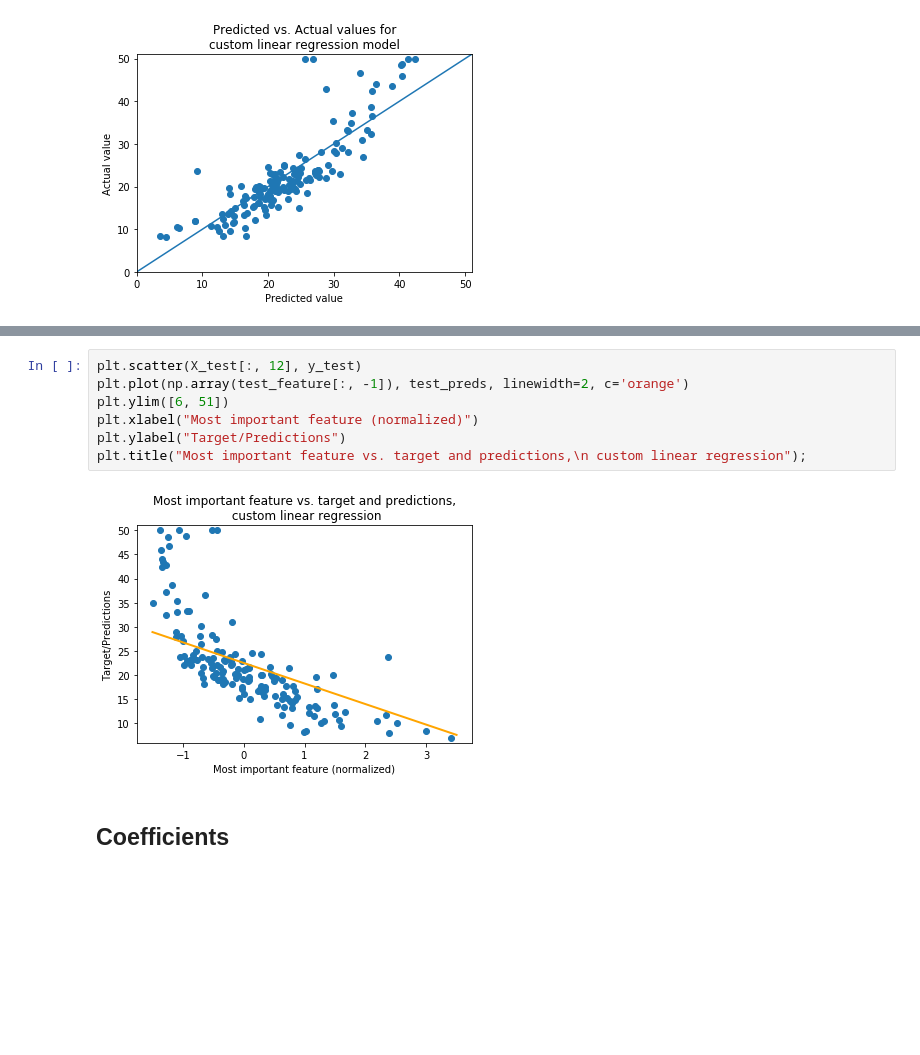
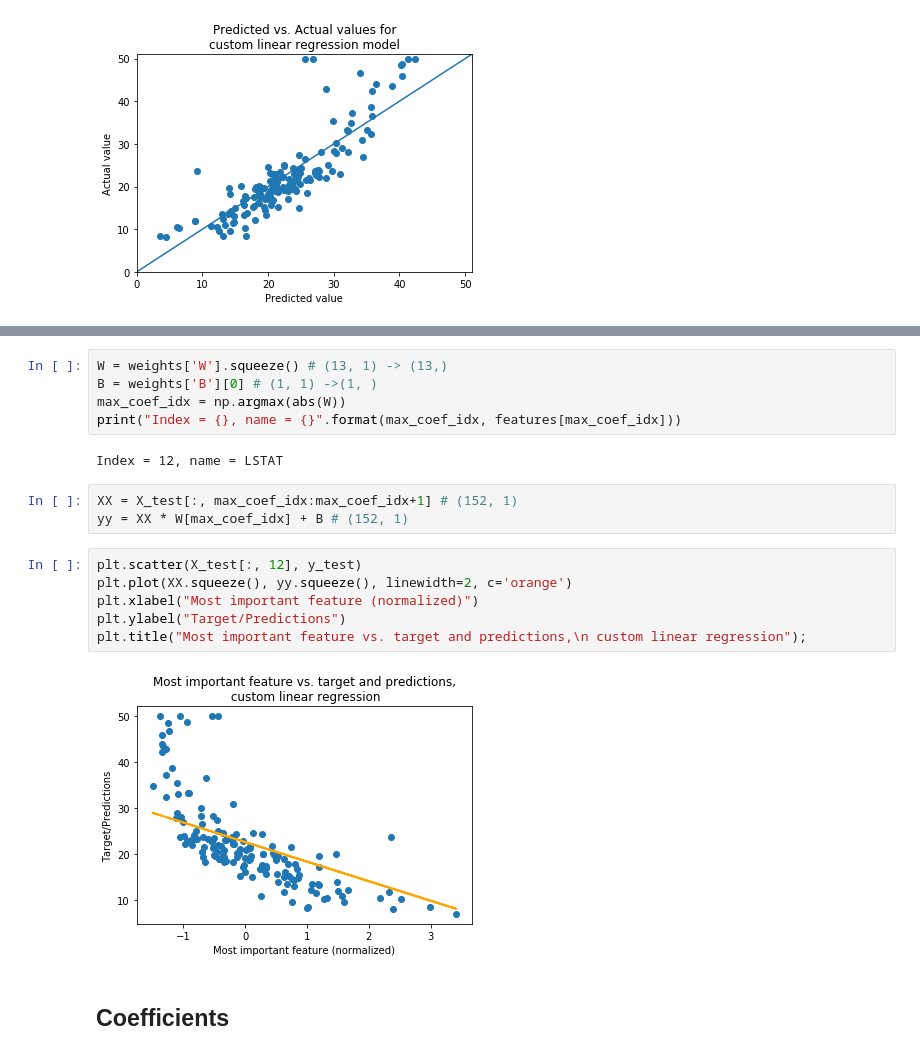
Before and after one commit to kbu9299/DLFS, a Jupyter notebook: linear_regression.ipynb, the cells around one changed output, grey strips where cells are left out. Saved outputs shown, nothing was run; the diff lists cells and outputs as text; blank space fills up the shorter version.

```diff
--- a/linear_regression.ipynb
+++ b/linear_regression.ipynb
@@ -362,12 +361,21 @@ test_preds = predict(test_feature, weights)[:, 0]
+# %%
+W = weights['W'].squeeze() # (13, 1) -> (13,)
+B = weights['B'][0] # (1, 1) ->(1, )
+max_coef_idx = np.argmax(abs(W))
+print("Index = {}, name = {}".format(max_coef_idx, features[max_coef_idx]))
+# %% [output]
+Index = 12, name = LSTAT
+# %%
+XX = X_test[:, max_coef_idx:max_coef_idx+1] # (152, 1)
+yy = XX * W[max_coef_idx] + B # (152, 1)
 # %%
 plt.scatter(X_test[:, 12], y_test)
-plt.plot(np.array(test_feature[:, -1]), test_preds, linewidth=2, c='orange')
-plt.ylim([6, 51])
+plt.plot(XX.squeeze(), yy.squeeze(), linewidth=2, c='orange')
 plt.xlabel("Most important feature (normalized)")
 plt.ylabel("Target/Predictions")
 plt.title("Most important feature vs. target and predictions,\n custom linear regression");
 # %% [output]
-[figure, old version]
+[figure, new version]
 # %% [markdown]
 ## Coefficients
 # %%
```
Also changed, not shown: parts of 10 cells of this notebook.
